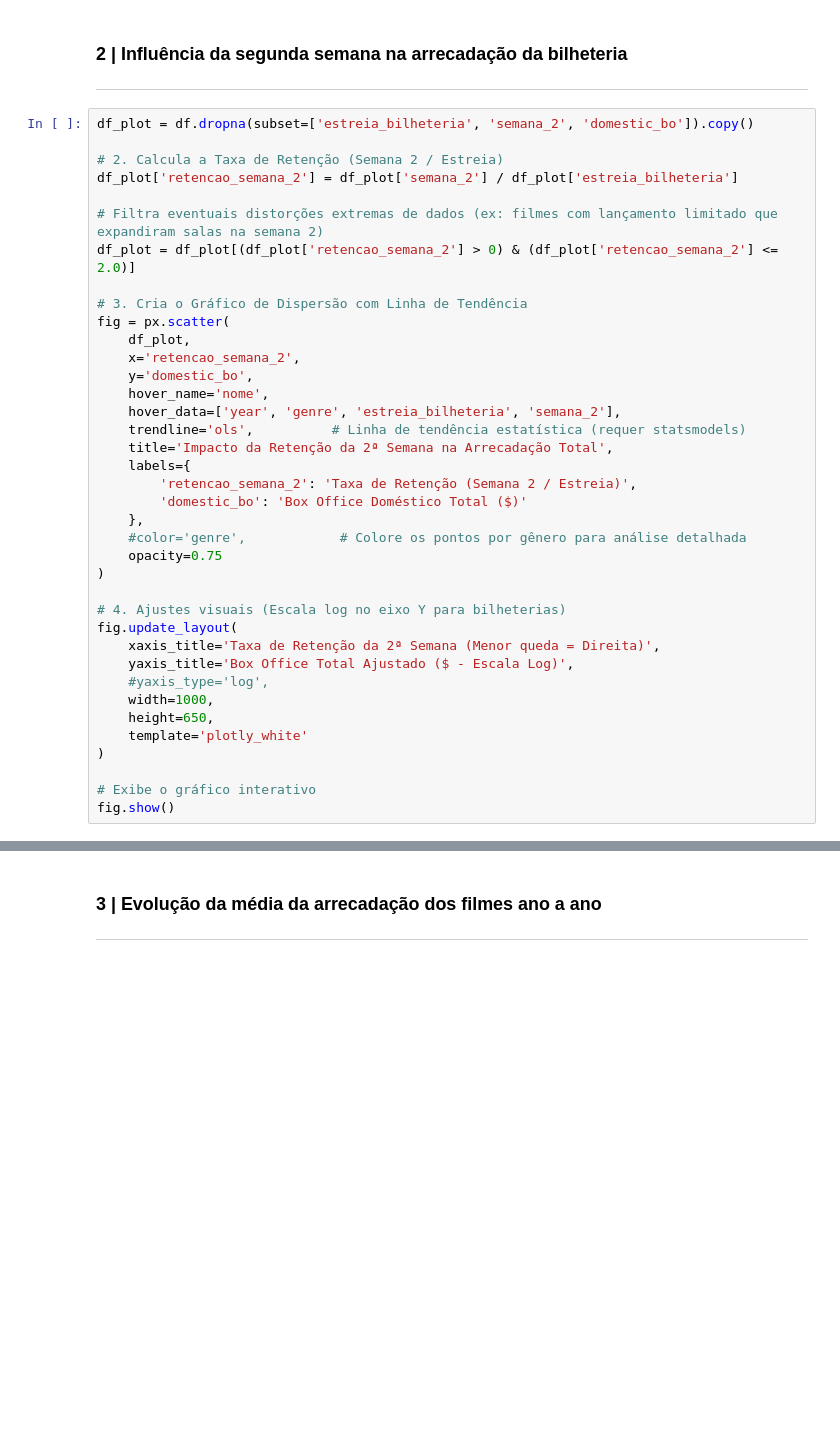
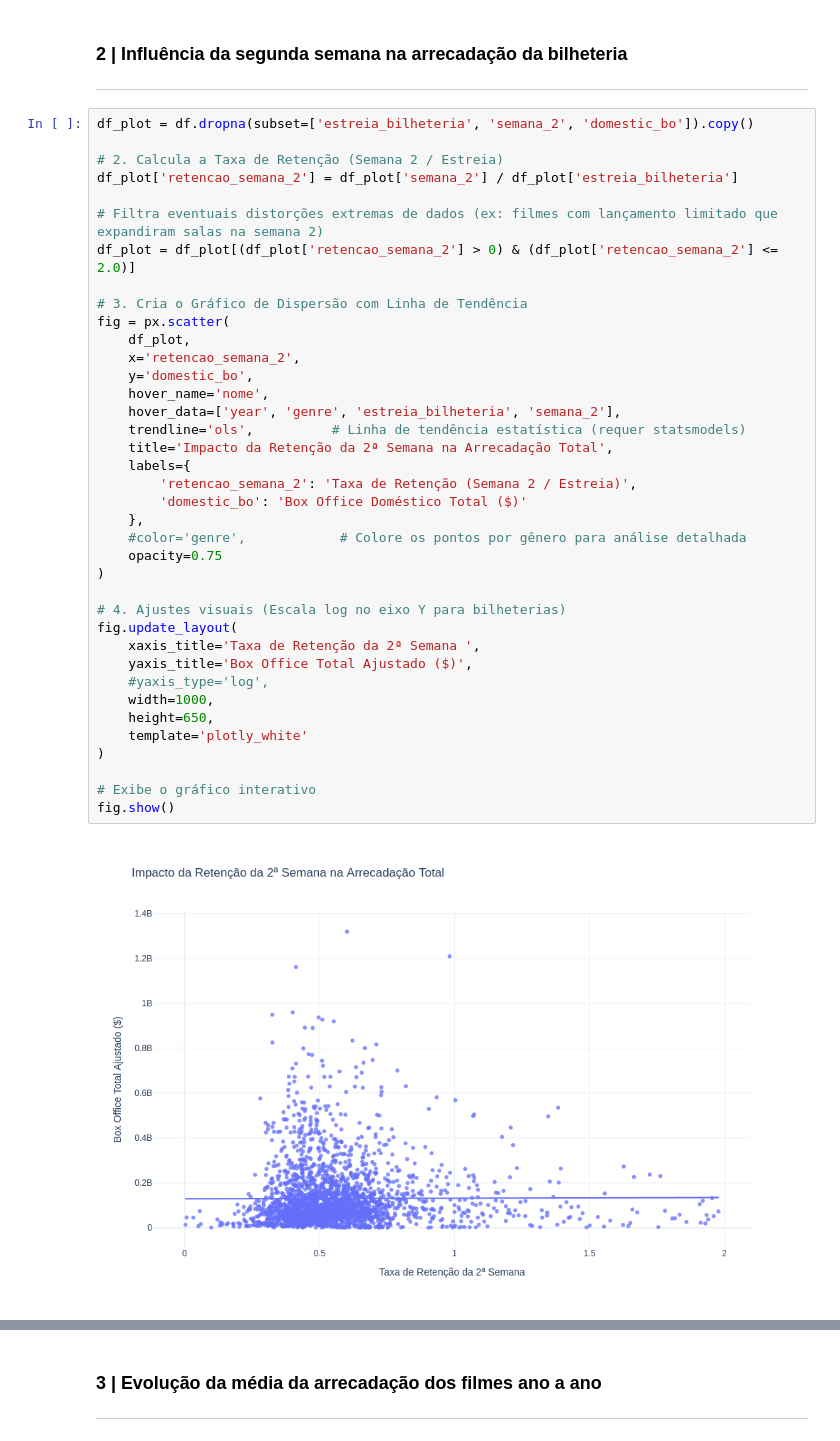
Before and after one commit to samuelsilvg/CD-boxOfficeAnalysis, a Jupyter notebook: notebooks/analise_box_office.ipynb, the cells around one changed output, grey strips where cells are left out. Drawn from its saved outputs; the diff is of its cells as text; blank space fills up the shorter version.

```diff
--- a/notebooks/analise_box_office.ipynb
+++ b/notebooks/analise_box_office.ipynb
@@ -126,35 +139,37 @@ df_plot['retencao_semana_2'] = df_plot['semana_2'] / df_plot['estreia_bilheteria
 # Filtra eventuais distorções extremas de dados (ex: filmes com lançamento limitado que expandiram salas na semana 2)
 df_plot = df_plot[(df_plot['retencao_semana_2'] > 0) & (df_plot['retencao_semana_2'] <= 2.0)]
 
 # 3. Cria o Gráfico de Dispersão com Linha de Tendência
 fig = px.scatter(
     df_plot,
     x='retencao_semana_2',
     y='domestic_bo',
     hover_name='nome',
     hover_data=['year', 'genre', 'estreia_bilheteria', 'semana_2'],
     trendline='ols',          # Linha de tendência estatística (requer statsmodels)
     title='Impacto da Retenção da 2ª Semana na Arrecadação Total',
     labels={
         'retencao_semana_2': 'Taxa de Retenção (Semana 2 / Estreia)',
         'domestic_bo': 'Box Office Doméstico Total ($)'
     },
     #color='genre',            # Colore os pontos por gênero para análise detalhada
     opacity=0.75
 )
 
 # 4. Ajustes visuais (Escala log no eixo Y para bilheterias)
 fig.update_layout(
-    xaxis_title='Taxa de Retenção da 2ª Semana (Menor queda = Direita)',
-    yaxis_title='Box Office Total Ajustado ($ - Escala Log)',
+    xaxis_title='Taxa de Retenção da 2ª Semana ',
+    yaxis_title='Box Office Total Ajustado ($)',
     #yaxis_type='log',
     width=1000,
     height=650,
     template='plotly_white'
 )
 
 # Exibe o gráfico interativo
 fig.show()
+# %% [output]
+[figure, added]
 # %%
 df_plot = df.dropna(subset=['semana_2', 'domestic_bo']).copy()
 
```
Also changed, not shown: parts of 6 cells of this notebook, 3 other files.
